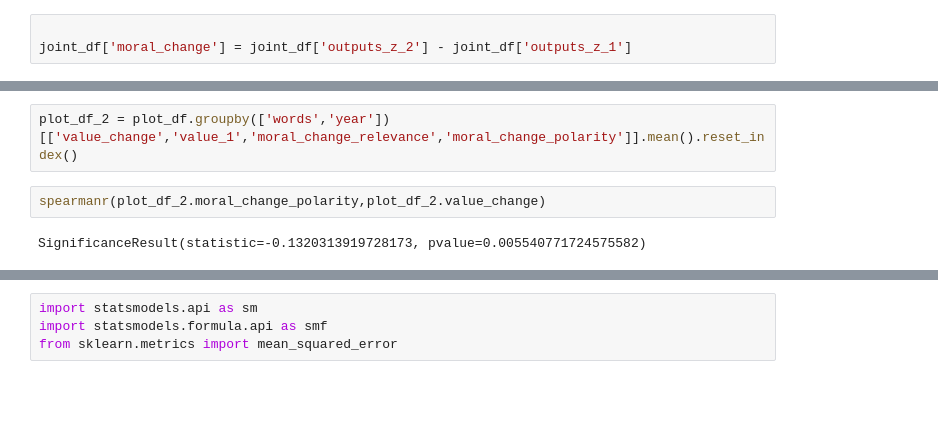
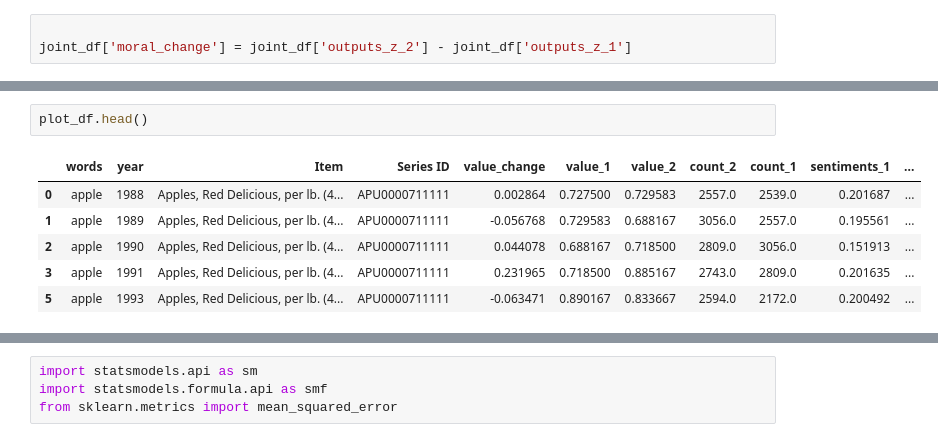
Before and after one commit to AidaRamezani/moralization_temporal, a Jupyter notebook: notebooks/price_analysis.ipynb, the cells around one changed output, grey strips where cells are left out. Saved outputs shown, nothing was run; the diff lists cells and outputs as text; blank space fills up the shorter version.

```diff
--- a/notebooks/price_analysis.ipynb
+++ b/notebooks/price_analysis.ipynb
@@ -203,9 +199,12 @@ sort_values(by = 'moral_change_relevance', ascending = False).head(50)
-# %%
-plot_df_2 = plot_df.groupby(['words','year'])[['value_change','value_1','moral_change_relevance','moral_change_polarity']].mean().reset_index()
-# %%
-spearmanr(plot_df_2.moral_change_polarity,plot_df_2.value_change)
-# %% [output]
-SignificanceResult(statistic=-0.1320313919728173, pvalue=0.005540771724575582)
+# %%
+plot_df.head()
+# %% [output]
+|  | words | year | Item | Series ID | value_change | value_1 | value_2 | count_2 | count_1 | sentiments_1 | ... |
+| 0 | apple | 1988 | Apples, Red Delicious, per lb. (4... | APU0000711111 | 0.002864 | 0.727500 | 0.729583 | 2557.0 | 2539.0 | 0.201687 | ... |
+| 1 | apple | 1989 | Apples, Red Delicious, per lb. (4... | APU0000711111 | -0.056768 | 0.729583 | 0.688167 | 3056.0 | 2557.0 | 0.195561 | ... |
+| 2 | apple | 1990 | Apples, Red Delicious, per lb. (4... | APU0000711111 | 0.044078 | 0.688167 | 0.718500 | 2809.0 | 3056.0 | 0.151913 | ... |
+| 3 | apple | 1991 | Apples, Red Delicious, per lb. (4... | APU0000711111 | 0.231965 | 0.718500 | 0.885167 | 2743.0 | 2809.0 | 0.201635 | ... |
+| 5 | apple | 1993 | Apples, Red Delicious, per lb. (4... | APU0000711111 | -0.063471 | 0.890167 | 0.833667 | 2594.0 | 2172.0 | 0.200492 | ... |
 # %%
 spearmanr(plot_df.moral_change_polarity,plot_df.value_change)
 # %% [output]
```
Also changed, not shown: parts of 44 cells of this notebook.
